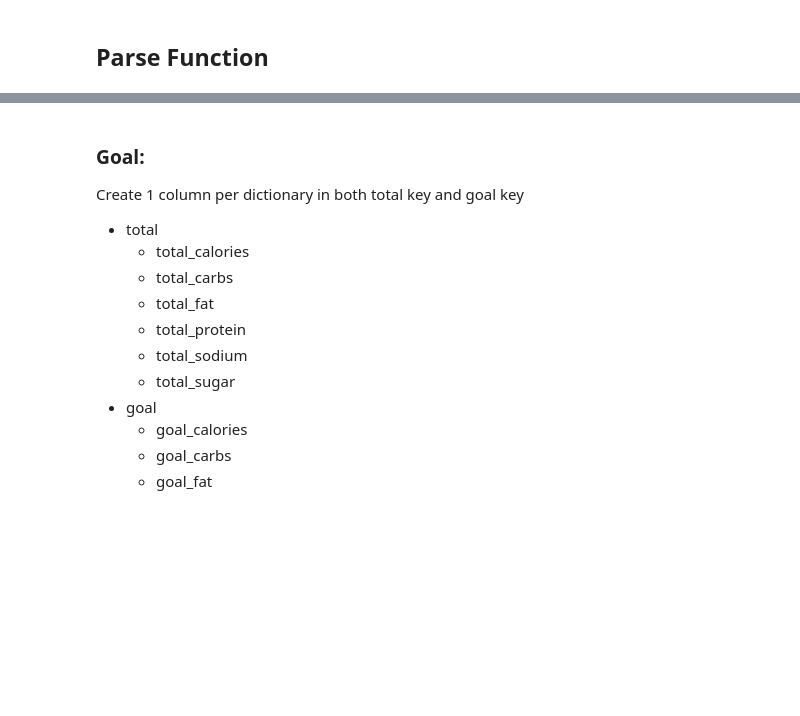
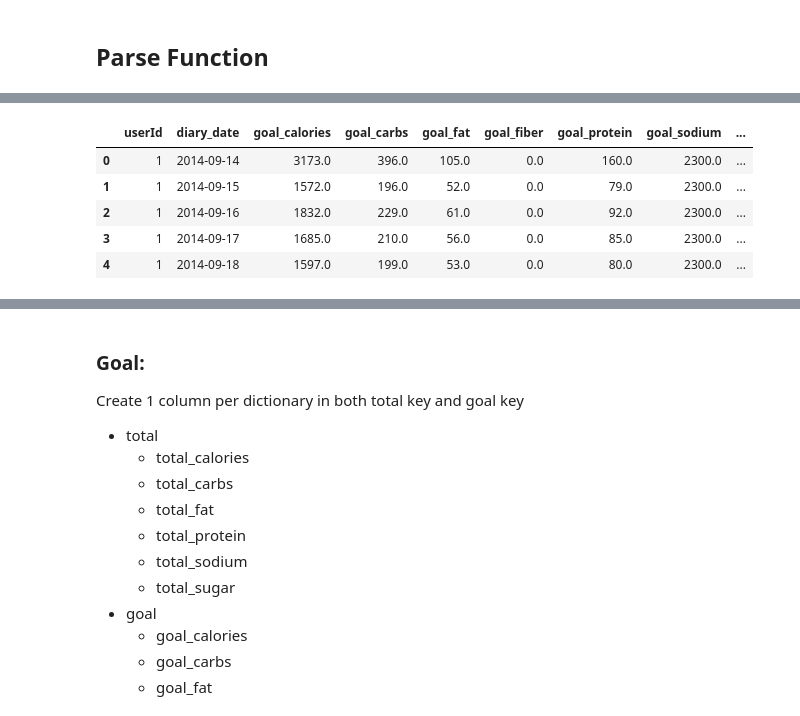
Before and after one commit to rokaandy/mfp-nutrition-survival-analysis, a Jupyter notebook: nutrition.ipynb, the cells around one changed output, grey strips where cells are left out. Cells and saved outputs as stored; diff of their text form; code cells hidden in the pictures; blank space fills up the shorter version.

```diff
--- a/nutrition.ipynb
+++ b/nutrition.ipynb
@@ -115,0 +149,8 @@ final_df = df_concat.drop(['daily_goal'], axis=1)
+# %%
+final_df = final_df.drop(['goal_calcium','goal_chol','goal_iron','goal_mon fat',
+                          'goal_ply fat','goal_potass.','goal_sat fat','goal_trn fat',
+                          'goal_vit a','goal_vit c','total_calcium','total_chol',
+                          'total_iron','total_mon fat','total_ply fat','total_potass.',
+                          'total_sat fat','total_trn fat','total_vit a','total_vit c'], axis=1)
+# %%
+final_df['diary_date'] = pd.to_datetime(final_df['diary_date'])
@@ -115,0 +212,9 @@ final_df = df_concat.drop(['daily_goal'], axis=1)
+# %%
+final_df.head()
+# %% [output]
+|  | userId | diary_date | goal_calories | goal_carbs | goal_fat | goal_fiber | goal_protein | goal_sodium | ... |
+| 0 | 1 | 2014-09-14 | 3173.0 | 396.0 | 105.0 | 0.0 | 160.0 | 2300.0 | ... |
+| 1 | 1 | 2014-09-15 | 1572.0 | 196.0 | 52.0 | 0.0 | 79.0 | 2300.0 | ... |
+| 2 | 1 | 2014-09-16 | 1832.0 | 229.0 | 61.0 | 0.0 | 92.0 | 2300.0 | ... |
+| 3 | 1 | 2014-09-17 | 1685.0 | 210.0 | 56.0 | 0.0 | 85.0 | 2300.0 | ... |
+| 4 | 1 | 2014-09-18 | 1597.0 | 199.0 | 53.0 | 0.0 | 80.0 | 2300.0 | ... |
```
Also changed, not shown: parts of 28 cells of this notebook.
